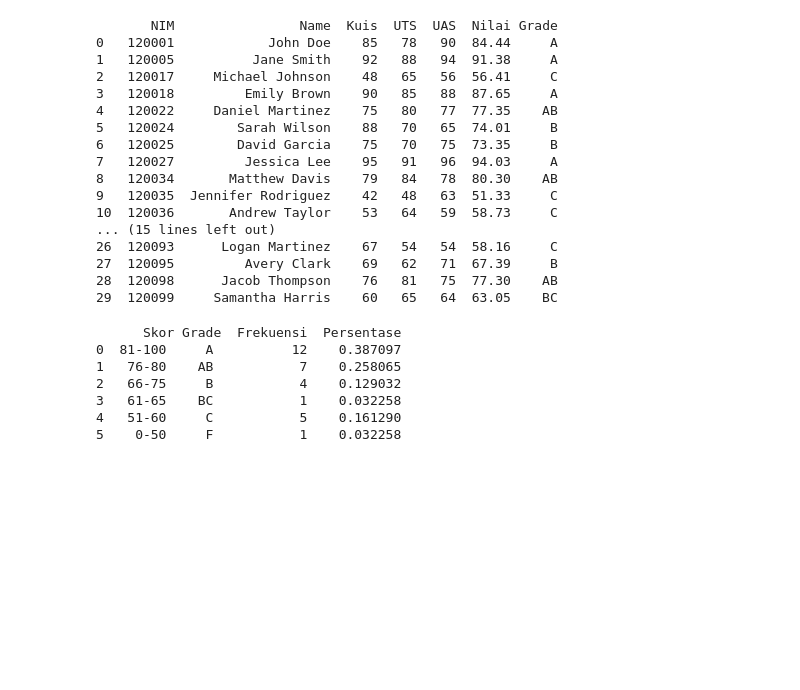
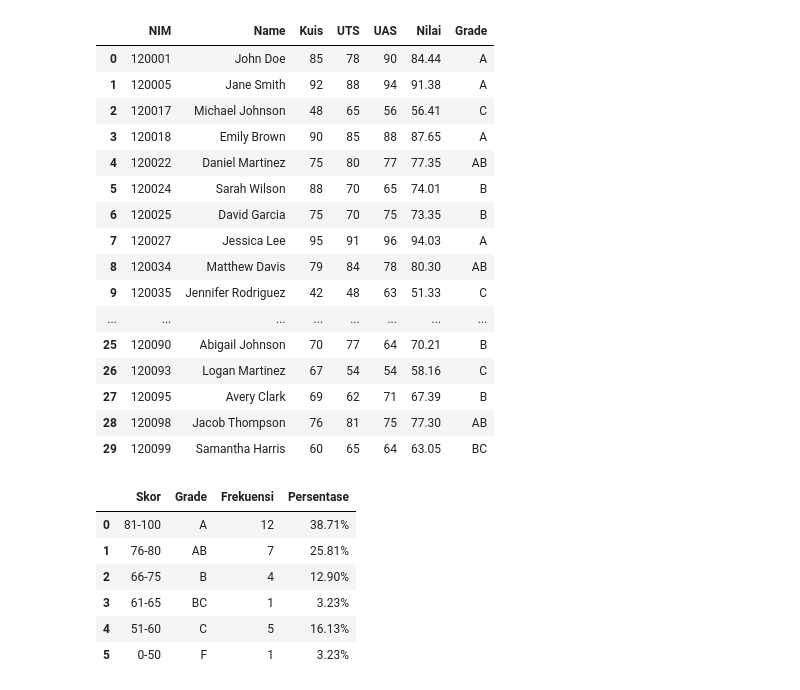
Before and after one commit to TommyTio/Pertemuan4-Online, a Jupyter notebook: Pertemuan4_StatistikaProbabilitas.ipynb, the cells around one changed output. Cells and saved outputs as stored; diff of their text form; code cells hidden in the pictures; blank space fills up the shorter version.

```diff
--- a/Pertemuan4_StatistikaProbabilitas.ipynb
+++ b/Pertemuan4_StatistikaProbabilitas.ipynb
@@ -3,36 +4,51 @@ import pandas as pd
-# %%
-path ="/content/tommy.xlsx"
-dataraw = pd.read_excel(path)
-print(dataraw)
-# %% [output]
-       NIM                Name  Kuis  UTS  UAS  Nilai Grade
-0   120001            John Doe    85   78   90  84.44     A
-1   120005          Jane Smith    92   88   94  91.38     A
-2   120017     Michael Johnson    48   65   56  56.41     C
-3   120018         Emily Brown    90   85   88  87.65     A
-4   120022     Daniel Martinez    75   80   77  77.35    AB
-5   120024        Sarah Wilson    88   70   65  74.01     B
-6   120025        David Garcia    75   70   75  73.35     B
-7   120027         Jessica Lee    95   91   96  94.03     A
-8   120034       Matthew Davis    79   84   78  80.30    AB
-9   120035  Jennifer Rodriguez    42   48   63  51.33     C
-10  120036       Andrew Taylor    53   64   59  58.73     C
-... (15 lines left out)
-26  120093      Logan Martinez    67   54   54  58.16     C
-27  120095         Avery Clark    69   62   71  67.39     B
-28  120098      Jacob Thompson    76   81   75  77.30    AB
-29  120099     Samantha Harris    60   65   64  63.05    BC
+# %%
+path ="/content/tommy.xlsx"
+dataraw = pd.read_excel(path)
+styled = dataraw.style.format({
+    'Kuis': '{:.0f}',
+    'UTS': '{:.0f}',
+    'UAS': '{:.0f}',
+    'Nilai': '{:.2f}'
+}).background_gradient(subset=['Nilai'], cmap='RdYlGn', vmin=0, vmax=100).set_properties(
+    **{'text-align': 'center', 'border': '1px solid #999'}
+)
+
+display(styled)
+# %% [output]
+|  | NIM | Name | Kuis | UTS | UAS | Nilai | Grade |
+| 0 | 120001 | John Doe | 85 | 78 | 90 | 84.44 | A |
+| 1 | 120005 | Jane Smith | 92 | 88 | 94 | 91.38 | A |
+| 2 | 120017 | Michael Johnson | 48 | 65 | 56 | 56.41 | C |
+| 3 | 120018 | Emily Brown | 90 | 85 | 88 | 87.65 | A |
+| 4 | 120022 | Daniel Martinez | 75 | 80 | 77 | 77.35 | AB |
+| 5 | 120024 | Sarah Wilson | 88 | 70 | 65 | 74.01 | B |
+| 6 | 120025 | David Garcia | 75 | 70 | 75 | 73.35 | B |
+| 7 | 120027 | Jessica Lee | 95 | 91 | 96 | 94.03 | A |
+| 8 | 120034 | Matthew Davis | 79 | 84 | 78 | 80.30 | AB |
+| 9 | 120035 | Jennifer Rodriguez | 42 | 48 | 63 | 51.33 | C |
+| ... | ... | ... | ... | ... | ... | ... | ... |
+| 25 | 120090 | Abigail Johnson | 70 | 77 | 64 | 70.21 | B |
+| 26 | 120093 | Logan Martinez | 67 | 54 | 54 | 58.16 | C |
+| 27 | 120095 | Avery Clark | 69 | 62 | 71 | 67.39 | B |
+| 28 | 120098 | Jacob Thompson | 76 | 81 | 75 | 77.30 | AB |
+| 29 | 120099 | Samantha Harris | 60 | 65 | 64 | 63.05 | BC |
 # %%
 path2 ="/content/tommy2.xlsx"
 dataraw2 = pd.read_excel(path2)
-print(dataraw2)
+styled_freq = dataraw2.style.format({
+    'Persentase': '{:.2%}'
+}).background_gradient(subset=['Frekuensi'], cmap='Greens').set_properties(
+    **{'text-align': 'center', 'border': '1px solid #999'}
+)
+
+display(styled_freq)
 # %% [output]
-      Skor Grade  Frekuensi  Persentase
-0  81-100     A          12    0.387097
-1   76-80    AB           7    0.258065
-2   66-75     B           4    0.129032
-3   61-65    BC           1    0.032258
-4   51-60     C           5    0.161290
-5    0-50     F           1    0.032258
+|  | Skor | Grade | Frekuensi | Persentase |
+| 0 | 81-100 | A | 12 | 38.71% |
+| 1 | 76-80 | AB | 7 | 25.81% |
+| 2 | 66-75 | B | 4 | 12.90% |
+| 3 | 61-65 | BC | 1 | 3.23% |
+| 4 | 51-60 | C | 5 | 16.13% |
+| 5 | 0-50 | F | 1 | 3.23% |
 # %%
 datafrq = pd.crosstab(index=dataraw["Grade"], columns="Frekuensi")
```
Also changed, not shown: parts of 9 cells of this notebook.
